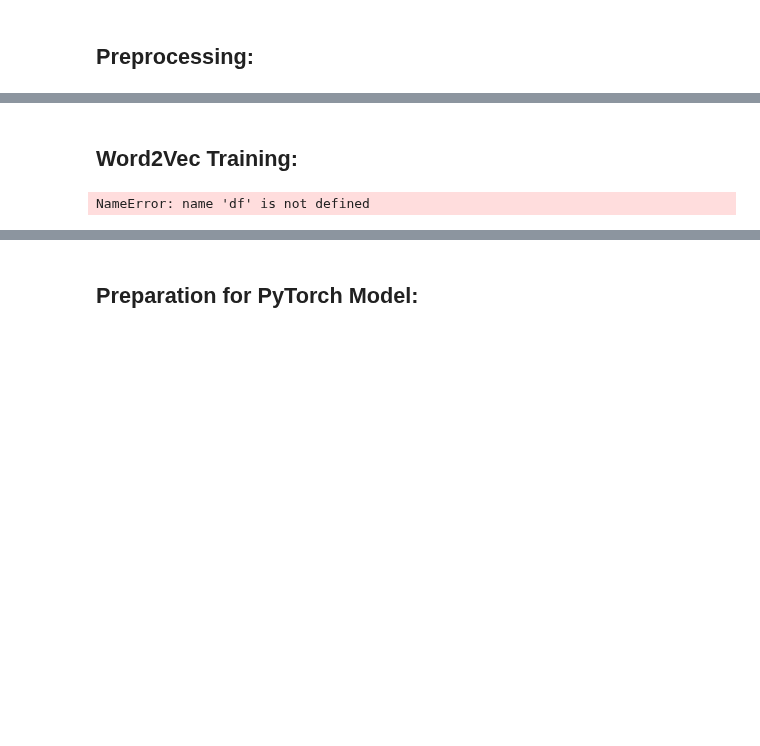
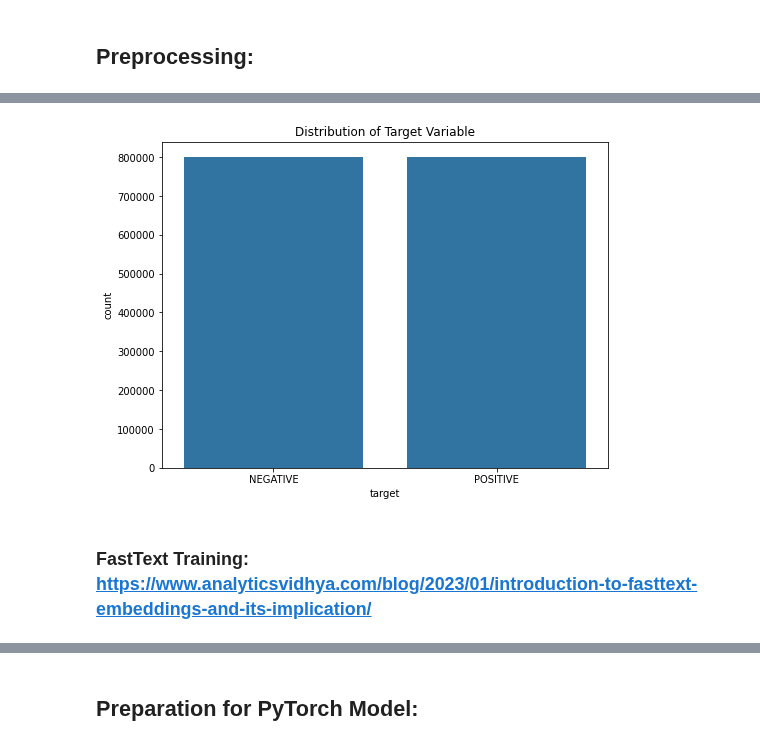
Before and after one commit to howie-zeng/Analyzing-Retail-Sentiment-and-Detecting-Trading-Signals, a Jupyter notebook: Sentiment Analysis/models.ipynb, the cells around one changed output, grey strips where cells are left out. Cells and saved outputs as stored; diff of their text form; code cells hidden in the pictures; blank space fills up the shorter version.

Commit message:
early version of a sentiment analysis

```diff
--- a/Sentiment Analysis/models.ipynb
+++ b/Sentiment Analysis/models.ipynb
@@ -58,19 +57,31 @@ df = pd.read_csv(dataset_path, encoding =DATASET_ENCODING , names=DATASET_COLUMN
+# %%
+RANDOM_STATE = 2023
+DATASET_ENCODING = "ISO-8859-1"
+TRAIN_SIZE = 0.8
+TEXT_CLEANING_RE = "@\S+|https?:\S+|http?:\S|[^A-Za-z0-9]+"
+SEQUENCE_LENGTH = 300
+CURRENT_DIRECTORY = os.getcwd()
+
+dataset_filename = {
+    '0': ("training.1600000.processed.noemoticon.csv", ["target", "ids", "date", "flag", "user", "text"])
+}
+dataset_path = os.path.join("", "data", dataset_filename["0"][0])
+df = pd.read_csv(dataset_path, encoding=DATASET_ENCODING, names=dataset_filename["0"][1])
 # %% [markdown]
 ## Preprocessing:
 # %%
+%%time
 decode_map = {0: "NEGATIVE", 2: "NEUTRAL", 4: "POSITIVE"}
-
-def decode_sentiment(label):
-    return decode_map[int(label)]
-
-df.target = df.target.apply(lambda x: decode_sentiment(x))
+df.target = df.target.apply(lambda x: decode_map[int(x)])
 
 stop_words = stopwords.words("english")
 stemmer = SnowballStemmer("english")
 
-def preprocess(text):
+def preprocess(text, stem=False):
     text = re.sub(TEXT_CLEANING_RE, ' ', str(text).lower()).strip()
     tokens = [word for word in text.split() if word not in stop_words]
+    if stem:
+        tokens = [stemmer.stem(token) for token in tokens]
     return " ".join(tokens)
 
 df.text = df.text.apply(lambda x: preprocess(x))
@@ -77,9 +90,7 @@ df.text = df.text.apply(lambda x: preprocess(x))
-# %% [markdown]
-## Word2Vec Training:
-# %%
-documents = [_text.split() for _text in df.text]
-w2v_model = gensim.models.word2vec.Word2Vec(window=W2V_WINDOW, min_count=W2V_MIN_COUNT, workers=8)
-w2v_model.build_vocab(documents)
-w2v_model.train(documents, total_examples=len(documents), epochs=W2V_EPOCH)
-# %% [output]
-NameError: name 'df' is not defined
+# %%
+plt.figure(figsize=(8, 6))
+sns.countplot(data=df, x='target')
+plt.title('Distribution of Target Variable')
+plt.show()
+# %% [output]
+[figure, added]
@@ -85,0 +99,2 @@ NameError: name 'df' is not defined
+# %% [markdown]
+### FastText Training: https://www.analyticsvidhya.com/blog/2023/01/introduction-to-fasttext-embeddings-and-its-implication/
```
Also changed, not shown: parts of 27 cells of this notebook, 3 other files.
